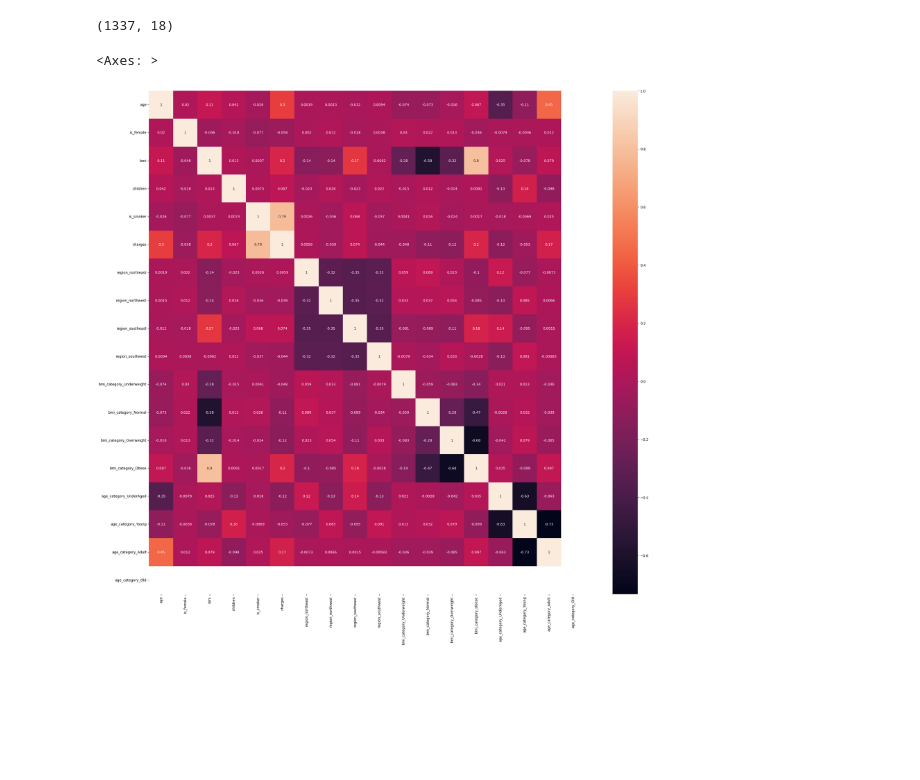
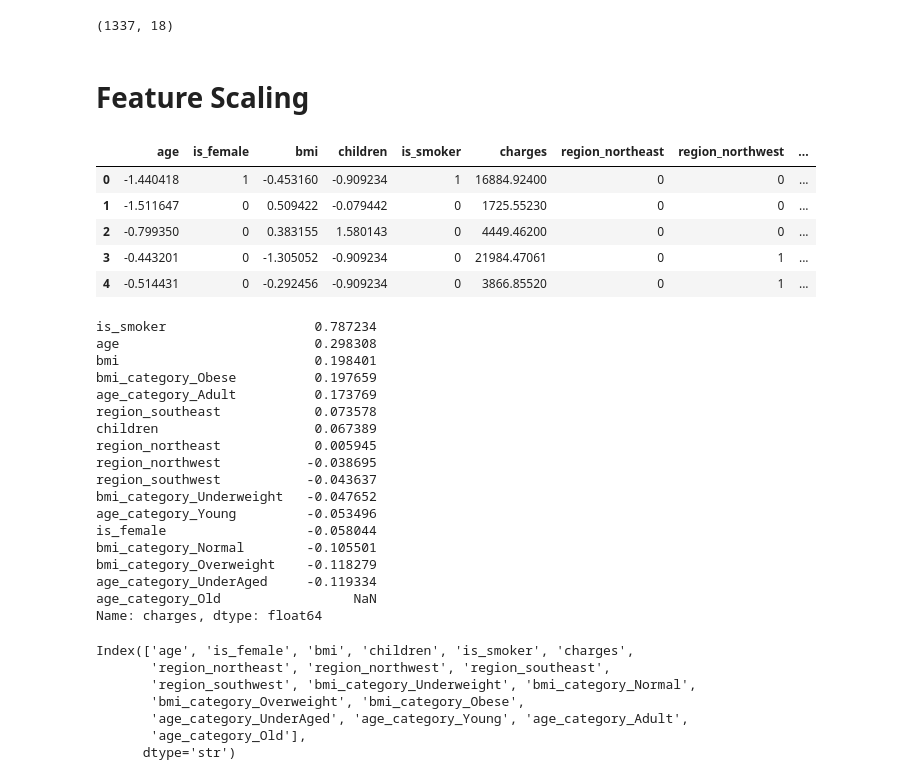
Before and after one commit to Devan7705/DataPreprocessing_Insurance_Pr1, a Jupyter notebook: Insurance.ipynb, the cells around one changed output. Cells and saved outputs as stored; diff of their text form; code cells hidden in the pictures; blank space fills up the shorter version.

```diff
--- a/Insurance.ipynb
+++ b/Insurance.ipynb
@@ -337,9 +337,5 @@ df_cleaned.head()
 df_cleaned.shape
 # %% [output]
 (1337, 18)
-# %%
-plt.figure(figsize=(28,26))
-sns.heatmap(df_cleaned.corr(numeric_only=True),annot=True)
-# %% [output]
-<Axes: >
-[figure, removed]
+# %% [markdown]
+# Feature Scaling
@@ -345,0 +349,40 @@ sns.heatmap(df_cleaned.corr(numeric_only=True),annot=True)
+# %%
+df_cleaned.head()
+# %% [output]
+|  | age | is_female | bmi | children | is_smoker | charges | region_northeast | region_northwest | ... |
+| 0 | -1.440418 | 1 | -0.453160 | -0.909234 | 1 | 16884.92400 | 0 | 0 | ... |
+| 1 | -1.511647 | 0 | 0.509422 | -0.079442 | 0 | 1725.55230 | 0 | 0 | ... |
+| 2 | -0.799350 | 0 | 0.383155 | 1.580143 | 0 | 4449.46200 | 0 | 0 | ... |
+| 3 | -0.443201 | 0 | -1.305052 | -0.909234 | 0 | 21984.47061 | 0 | 1 | ... |
+| 4 | -0.514431 | 0 | -0.292456 | -0.909234 | 0 | 3866.85520 | 0 | 1 | ... |
+# %%
+correlation = (
+    df_cleaned.corr(numeric_only=True)['charges']
+    .drop('charges')
+    .sort_values(ascending = False)
+)
+
+correlation = correlation.reindex(
+    correlation.abs().index
+)
+
+print(correlation)
+# %% [output]
+is_smoker                   0.787234
+age                         0.298308
+bmi                         0.198401
+bmi_category_Obese          0.197659
+age_category_Adult          0.173769
+region_southeast            0.073578
+children                    0.067389
+region_northeast            0.005945
+region_northwest           -0.038695
+region_southwest           -0.043637
+bmi_category_Underweight   -0.047652
+age_category_Young         -0.053496
+is_female                  -0.058044
+bmi_category_Normal        -0.105501
+bmi_category_Overweight    -0.118279
+age_category_UnderAged     -0.119334
+age_category_Old                 NaN
+Name: charges, dtype: float64
@@ -345,0 +407,10 @@ sns.heatmap(df_cleaned.corr(numeric_only=True),annot=True)
+# %%
+df_cleaned.columns
+# %% [output]
+Index(['age', 'is_female', 'bmi', 'children', 'is_smoker', 'charges',
+       'region_northeast', 'region_northwest', 'region_southeast',
+       'region_southwest', 'bmi_category_Underweight', 'bmi_category_Normal',
+       'bmi_category_Overweight', 'bmi_category_Obese',
+       'age_category_UnderAged', 'age_category_Young', 'age_category_Adult',
+       'age_category_Old'],
+      dtype='str')
```
Also changed, not shown: parts of 12 cells of this notebook, 1 other file.
